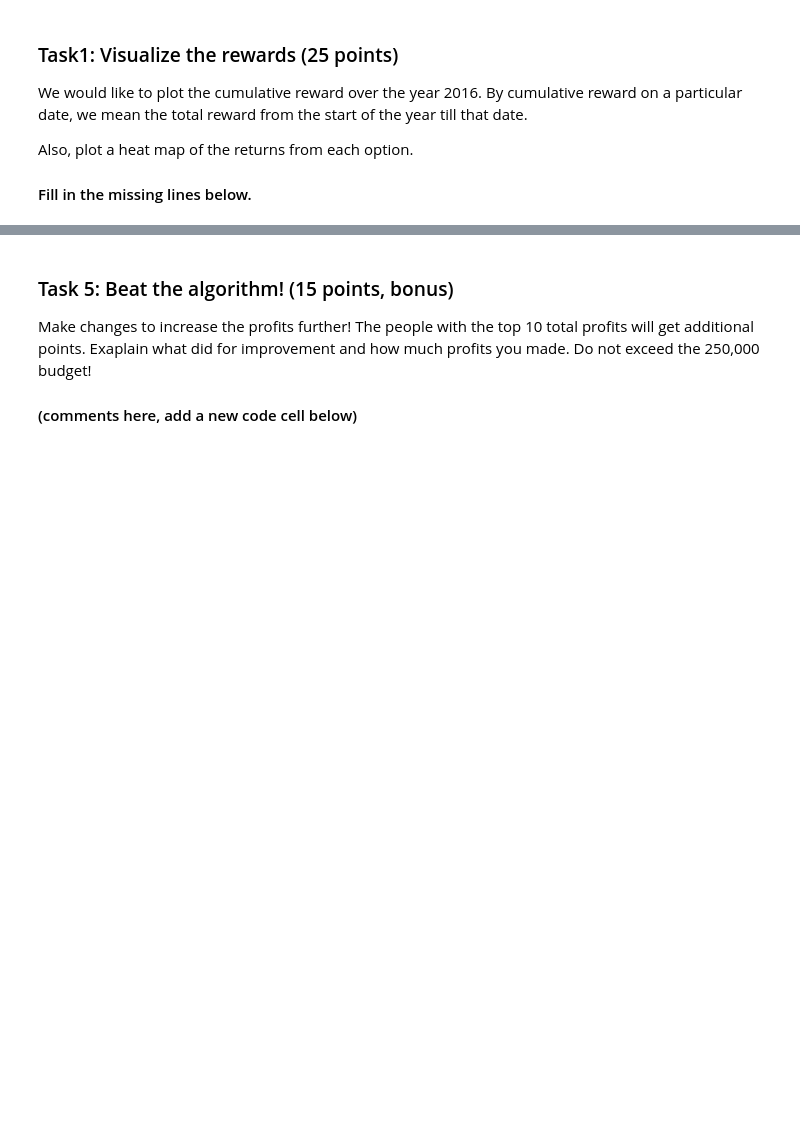
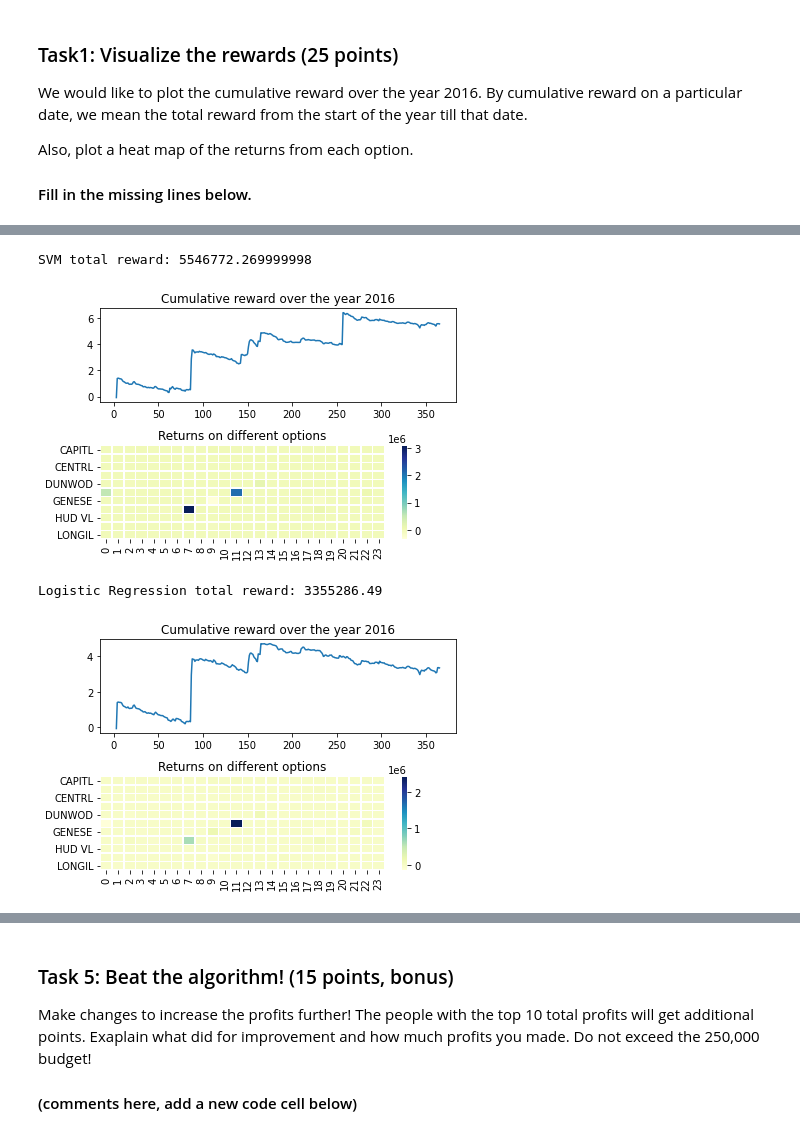
Before and after one commit to samuel95207/2021-FA-UIUC-ECE365-Data-Science-and-Engineering, a Jupyter notebook: Part2/Lab3/Virtual Bidding in NYISO markets-Students.ipynb, the cells around one changed output, grey strips where cells are left out. Drawn from its saved outputs; the diff is of its cells as text; code cells hidden in the pictures; blank space fills up the shorter version.

```diff
--- a/Part2/Lab3/Virtual Bidding in NYISO markets-Students.ipynb
+++ b/Part2/Lab3/Virtual Bidding in NYISO markets-Students.ipynb
@@ -368,0 +710,2 @@ We used a multilayer perceptron classifier. Your task is to try out SVM and logi
+# %%
+svmSimulationResult = tradingSimulation(dailyBudget=250000, quantileOffer=0.8, dailyLog=True)
@@ -368,0 +714,2 @@ We used a multilayer perceptron classifier. Your task is to try out SVM and logi
+# %%
+LRSimulationResult = tradingSimulation(dailyBudget=250000, quantileOffer=0.8, dailyLog=True)
@@ -369,3 +734,14 @@ We used a multilayer perceptron classifier. Your task is to try out SVM and logi
+# %%
+print(f"SVM total reward: {svmSimulationResult['totalReward']}")
+plotTradingSimulationResult(svmSimulationResult["cumulativeReward"], svmSimulationResult["optionReturn"])
+
+print(f"Logistic Regression total reward: {LRSimulationResult['totalReward']}")
+plotTradingSimulationResult(LRSimulationResult["cumulativeReward"], LRSimulationResult["optionReturn"])
+# %% [output]
+SVM total reward: 5546772.269999998
+[figure, added]
+Logistic Regression total reward: 3355286.49
+[figure, added]
 # %% [markdown]
 ### Task 3: Quantile (25 points)
 
```
Also changed, not shown: parts of 17 cells of this notebook, 2 other files.
